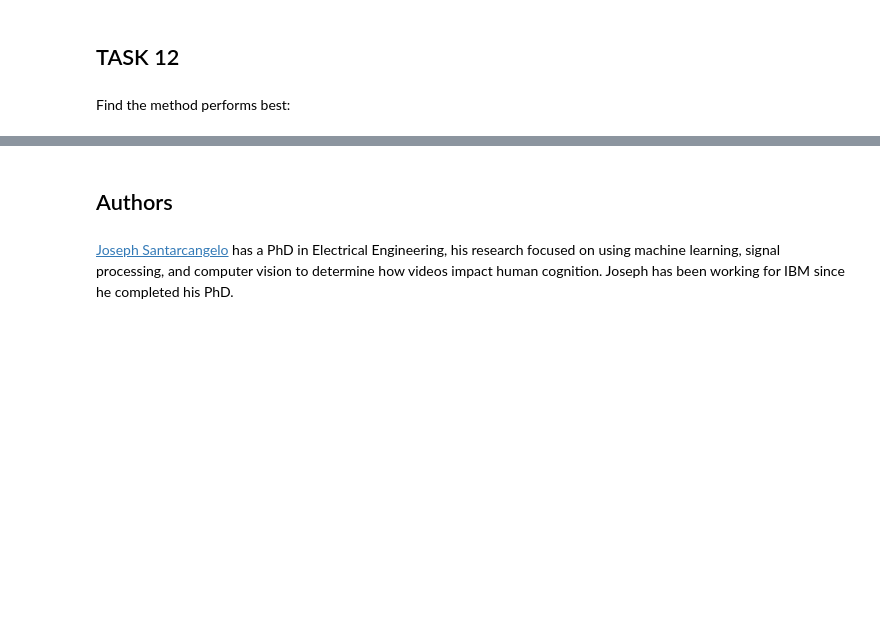
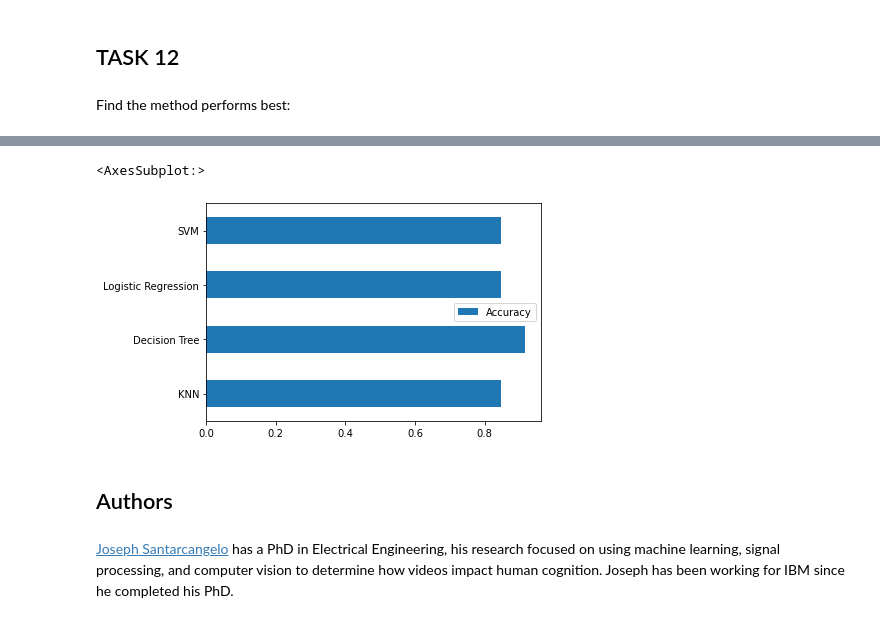
Before and after one commit to paulofpimenta/datascience, a Jupyter notebook: SpaceX_Machine Learning Prediction_Part_5 (1).ipynb, the cells around one changed output, grey strips where cells are left out. Drawn from its saved outputs; the diff is of its cells as text; code cells hidden in the pictures; blank space fills up the shorter version.

```diff
--- a/SpaceX_Machine Learning Prediction_Part_5 (1).ipynb
+++ b/SpaceX_Machine Learning Prediction_Part_5 (1).ipynb
@@ -295,5 +295,10 @@ algo_df.head()
 | Logistic Regression | 0.846429 |
 | SVM | 0.848214 |
+# %%
+algo_df.plot.barh(y='Accuracy')
+# %% [output]
+<AxesSubplot:>
+[figure, added]
 # %% [markdown]
 ## Authors
 # %% [markdown]
```
Also changed, not shown: parts of 3 cells of this notebook.
